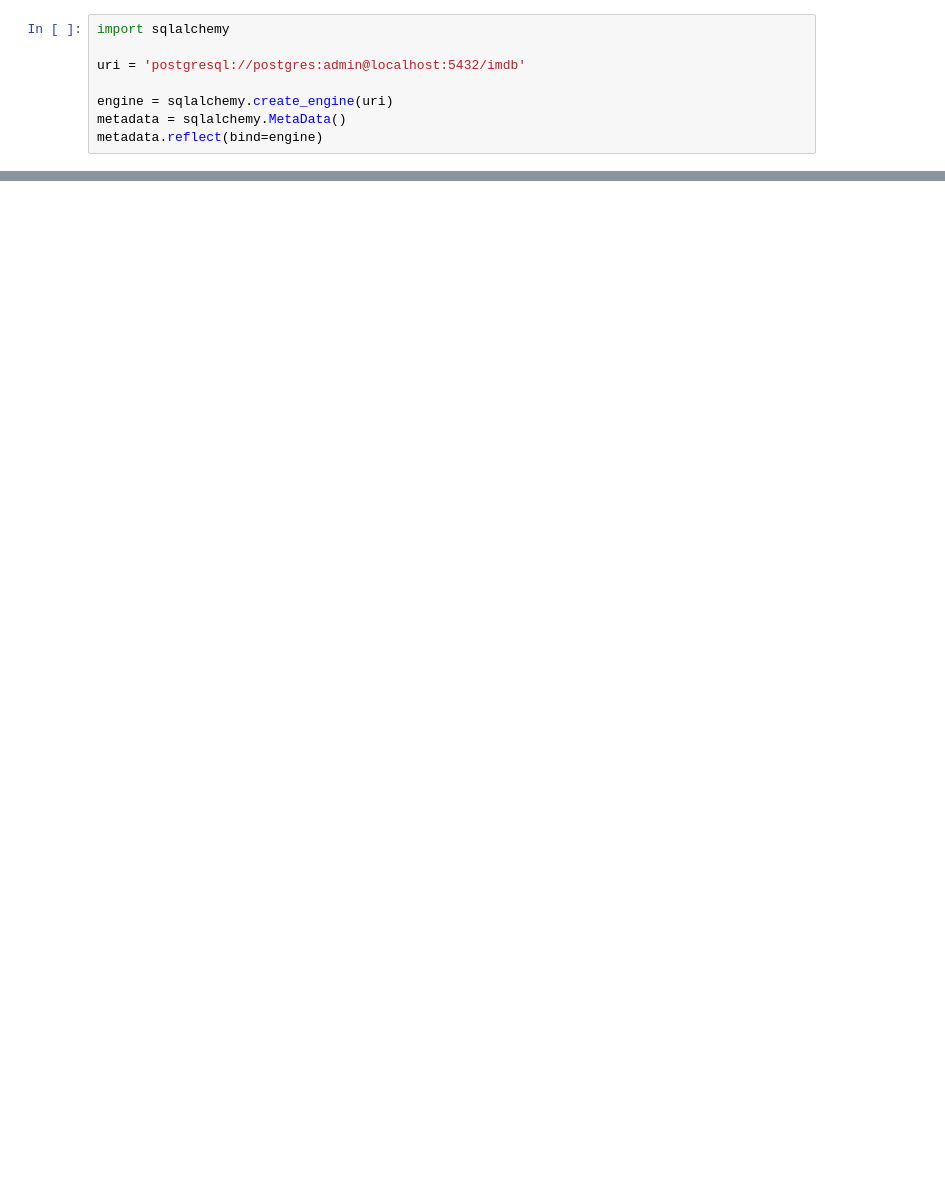
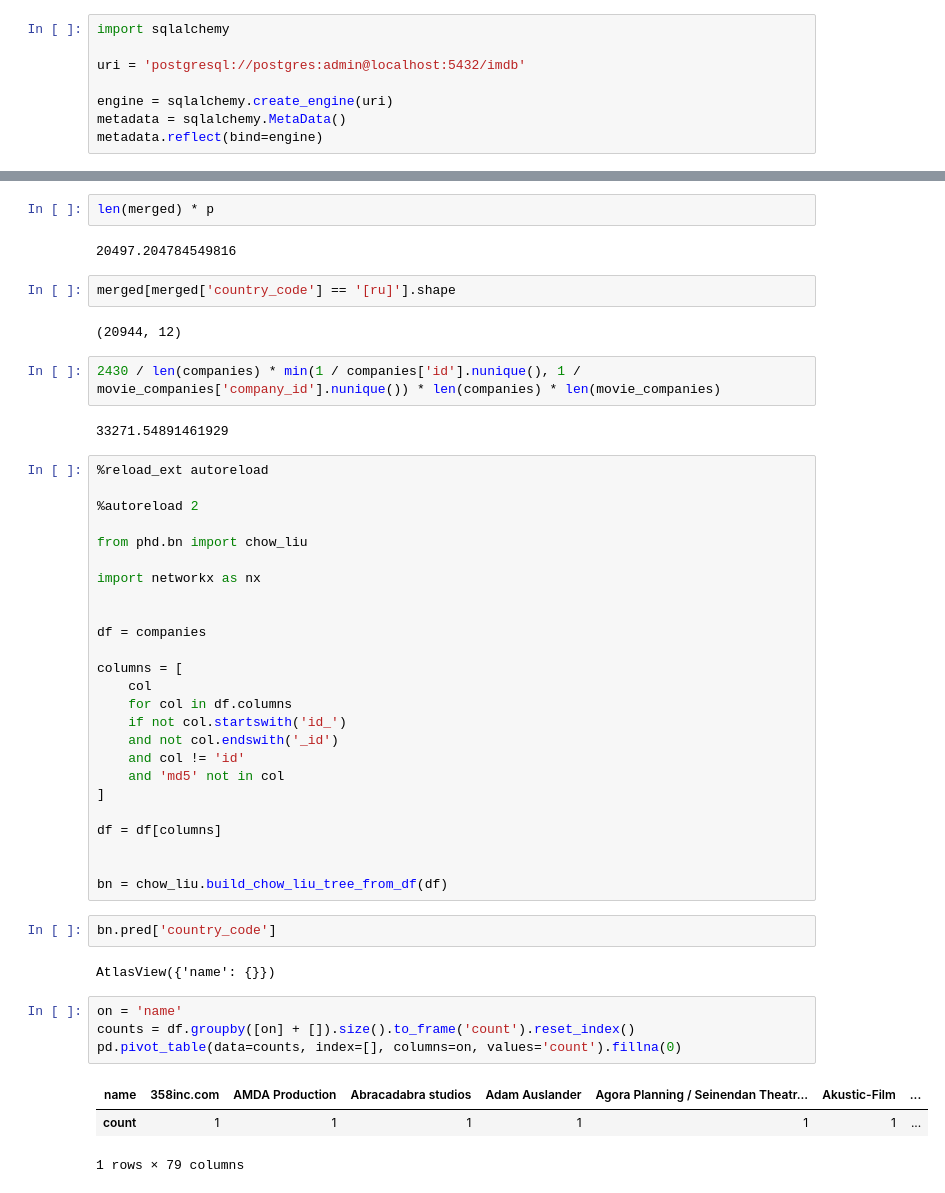
Before and after one commit to MaxHalford/dasfaa-2019, a Jupyter notebook: Playground.ipynb, the cells around one changed output, grey strips where cells are left out. Cells and saved outputs as stored; diff of their text form; blank space fills up the shorter version.

```diff
--- a/Playground.ipynb
+++ b/Playground.ipynb
@@ -112,0 +191,49 @@ metrics.mutual_info_score(x, y)
+# %%
+len(merged) * p
+# %% [output]
+20497.204784549816
+# %%
+merged[merged['country_code'] == '[ru]'].shape
+# %% [output]
+(20944, 12)
+# %%
+2430 / len(companies) * min(1 / companies['id'].nunique(), 1 / movie_companies['company_id'].nunique()) * len(companies) * len(movie_companies)
+# %% [output]
+33271.54891461929
+# %%
+%reload_ext autoreload
+
+%autoreload 2
+
+from phd.bn import chow_liu
+
+import networkx as nx
+
+
+df = companies
+
+columns = [
+    col
+    for col in df.columns
+    if not col.startswith('id_')
+    and not col.endswith('_id')
+    and col != 'id'
+    and 'md5' not in col
+]
+
+df = df[columns]
+
+
+bn = chow_liu.build_chow_liu_tree_from_df(df)
+# %%
+bn.pred['country_code']
+# %% [output]
+AtlasView({'name': {}})
+# %%
+on = 'name'
+counts = df.groupby([on] + []).size().to_frame('count').reset_index()
+pd.pivot_table(data=counts, index=[], columns=on, values='count').fillna(0)
+# %% [output]
+| name | 358inc.com | AMDA Production | Abracadabra studios | Adam Auslander | Agora Planning / Seinendan Theatr... | Akustic-Film | ... |
+| count | 1 | 1 | 1 | 1 | 1 | 1 | ... |
+1 rows × 79 columns
```
Also changed, not shown: parts of 21 cells of this notebook, 16 other files.
